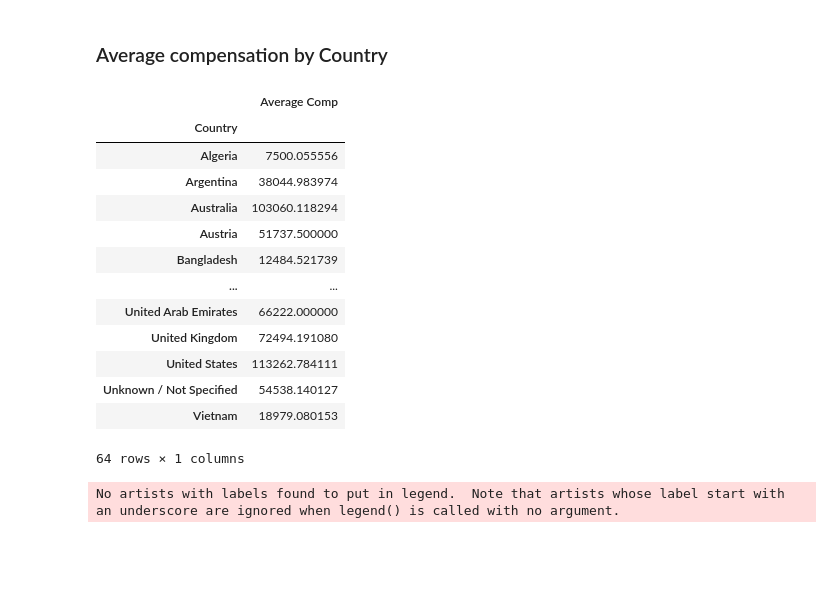
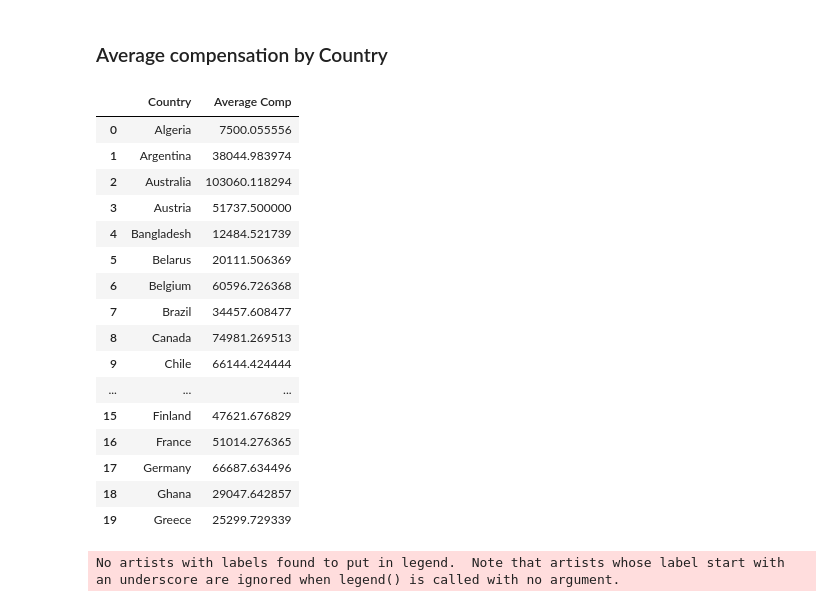
Before and after one commit to PavelM90/DSC630_Ali_Pavel_Term_Project, a Jupyter notebook: Data_Exploration_Salary_Kaggle.ipynb, the cells around one changed output. Drawn from its saved outputs; the diff is of its cells as text; code cells hidden in the pictures; blank space fills up the shorter version.

```diff
--- a/Data_Exploration_Salary_Kaggle.ipynb
+++ b/Data_Exploration_Salary_Kaggle.ipynb
@@ -376,22 +379,25 @@ country_df = filtered_df[['Country', 'Average Comp']]
 country_df = country_df.groupby('Country').mean()
 # %%
 # Print the subseted data
-country_df
+country_df.head(20)
 # %% [output]
-|  | Average Comp |
-| Country |  |
-| Algeria | 7500.055556 |
-| Argentina | 38044.983974 |
-| Australia | 103060.118294 |
-| Austria | 51737.500000 |
-| Bangladesh | 12484.521739 |
-| ... | ... |
-| United Arab Emirates | 66222.000000 |
-| United Kingdom | 72494.191080 |
-| United States | 113262.784111 |
-| Unknown / Not Specified | 54538.140127 |
-| Vietnam | 18979.080153 |
+|  | Country | Average Comp |
+| 0 | Algeria | 7500.055556 |
+| 1 | Argentina | 38044.983974 |
+| 2 | Australia | 103060.118294 |
+| 3 | Austria | 51737.500000 |
+| 4 | Bangladesh | 12484.521739 |
+| 5 | Belarus | 20111.506369 |
+| 6 | Belgium | 60596.726368 |
+| 7 | Brazil | 34457.608477 |
+| 8 | Canada | 74981.269513 |
+| 9 | Chile | 66144.424444 |
+| ... | ... | ... |
+| 15 | Finland | 47621.676829 |
+| 16 | France | 51014.276365 |
+| 17 | Germany | 66687.634496 |
+| 18 | Ghana | 29047.642857 |
+| 19 | Greece | 25299.729339 |
-64 rows × 1 columns
 # %%
 # Reset the index
 country_df = country_df.reset_index()
```
Also changed, not shown: parts of 25 cells of this notebook.
